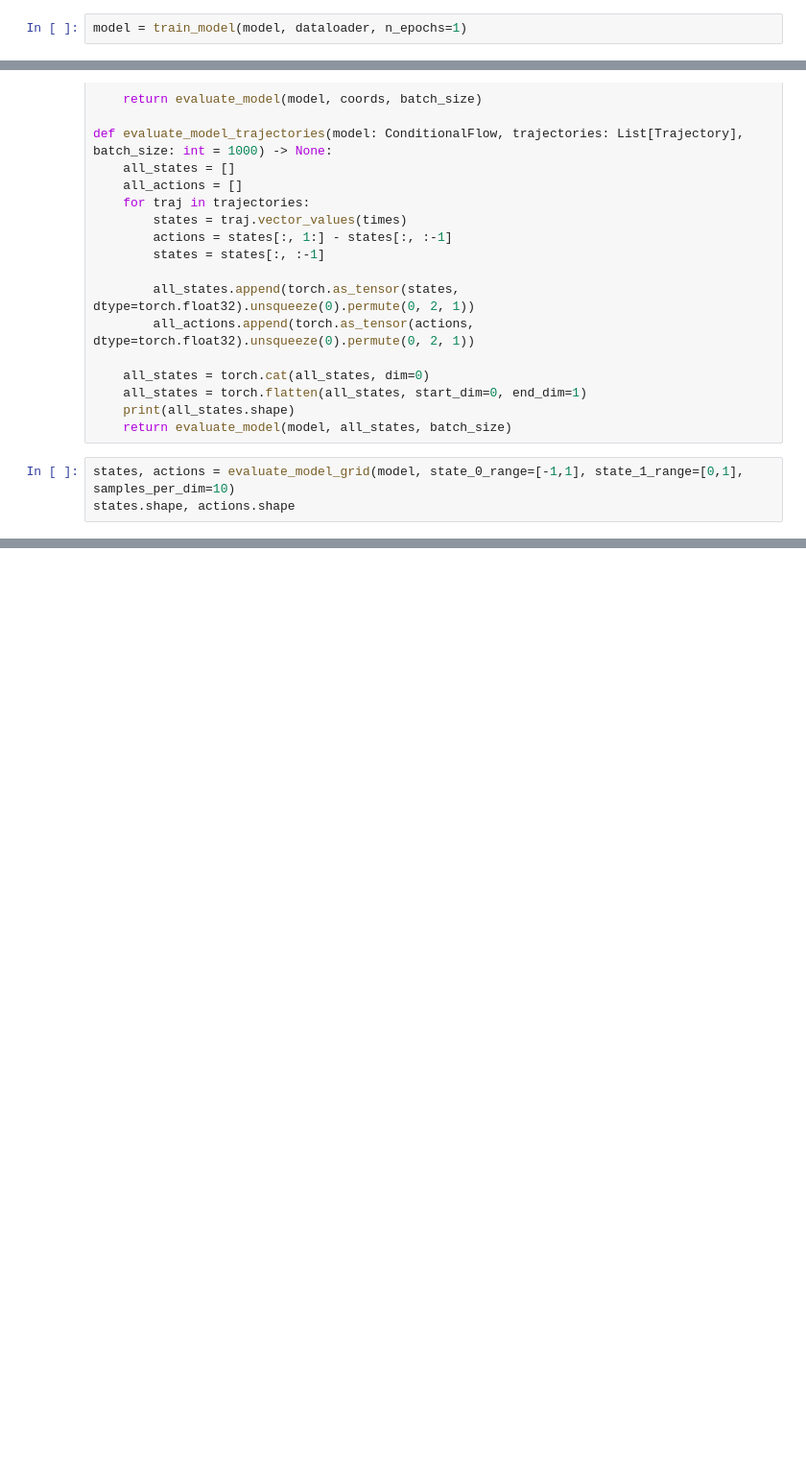
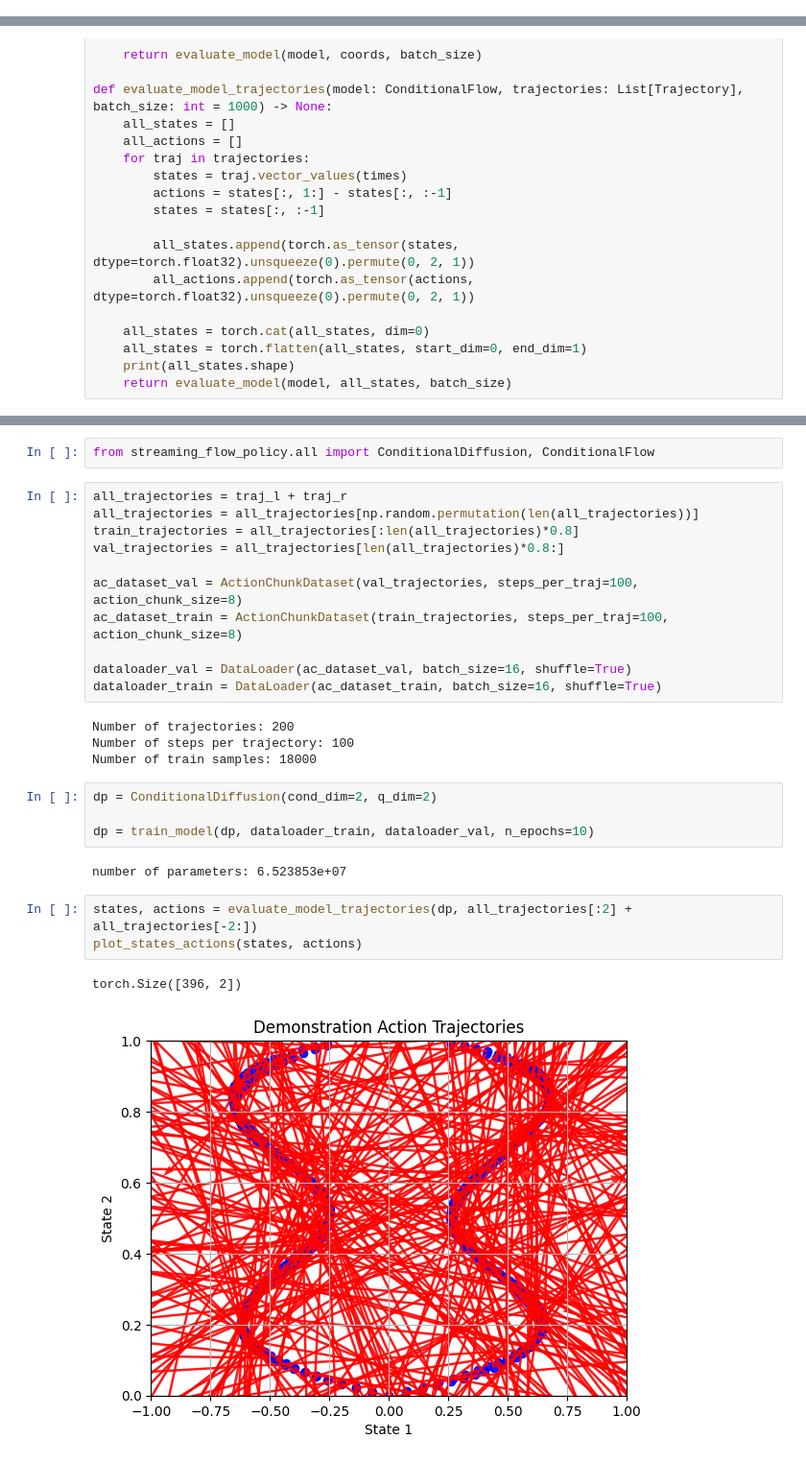
Before and after one commit to willh003/flowvis, a Jupyter notebook: notebooks/toy/latent/stabilizing/good/gc.ipynb, the cells around one changed output, grey strips where cells are left out. Shown at 96% size. Cells and saved outputs as stored; diff of their text form; blank space fills up the shorter version.

```diff
--- a/notebooks/toy/latent/stabilizing/good/gc.ipynb
+++ b/notebooks/toy/latent/stabilizing/good/gc.ipynb
@@ -238,5 +237,3 @@ Number of train samples: 18000
-# %%
-model = train_model(model, dataloader, n_epochs=1)
 # %%
 def evaluate_model(model: ConditionalFlow, samples: torch.Tensor, batch_size: int = 1000) -> None:
 
@@ -276,6 +273,3 @@ def evaluate_model_trajectories(model: ConditionalFlow, trajectories: List[Traje
     all_states = torch.flatten(all_states, start_dim=0, end_dim=1)
     print(all_states.shape)
     return evaluate_model(model, all_states, batch_size)
-# %%
-states, actions = evaluate_model_grid(model, state_0_range=[-1,1], state_1_range=[0,1], samples_per_dim=10)
-states.shape, actions.shape
@@ -304,0 +295,29 @@ def plot_states_actions(states, actions):
+# %%
+from streaming_flow_policy.all import ConditionalDiffusion, ConditionalFlow
+# %%
+all_trajectories = traj_l + traj_r
+all_trajectories = all_trajectories[np.random.permutation(len(all_trajectories))]
+train_trajectories = all_trajectories[:len(all_trajectories)*0.8]
+val_trajectories = all_trajectories[len(all_trajectories)*0.8:]
+
+ac_dataset_val = ActionChunkDataset(val_trajectories, steps_per_traj=100, action_chunk_size=8)
+ac_dataset_train = ActionChunkDataset(train_trajectories, steps_per_traj=100, action_chunk_size=8)
+
+dataloader_val = DataLoader(ac_dataset_val, batch_size=16, shuffle=True)
+dataloader_train = DataLoader(ac_dataset_train, batch_size=16, shuffle=True)
+# %% [output]
+Number of trajectories: 200
+Number of steps per trajectory: 100
+Number of train samples: 18000
+# %%
+dp = ConditionalDiffusion(cond_dim=2, q_dim=2)
+
+dp = train_model(dp, dataloader_train, dataloader_val, n_epochs=10)
+# %% [output]
+number of parameters: 6.523853e+07
+# %%
+states, actions = evaluate_model_trajectories(dp, all_trajectories[:2] + all_trajectories[-2:])
+plot_states_actions(states, actions)
+# %% [output]
+torch.Size([396, 2])
+[figure, added]
```
Also changed, not shown: parts of 9 cells of this notebook, 2 other files.
